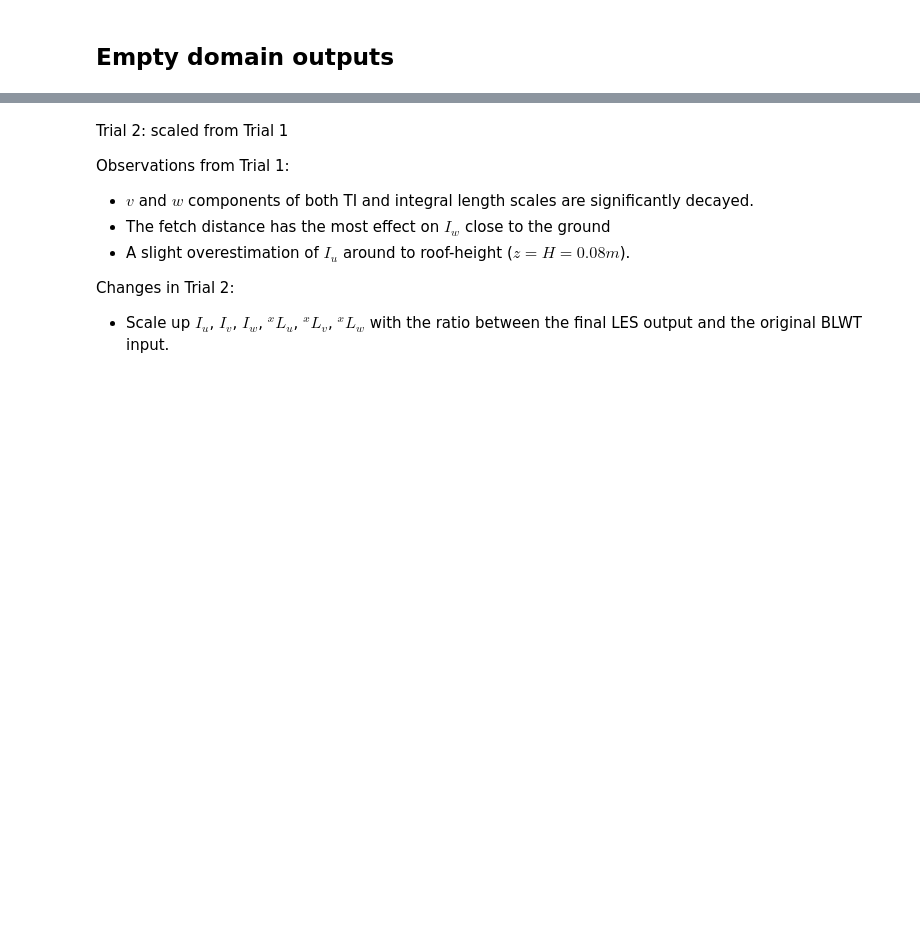
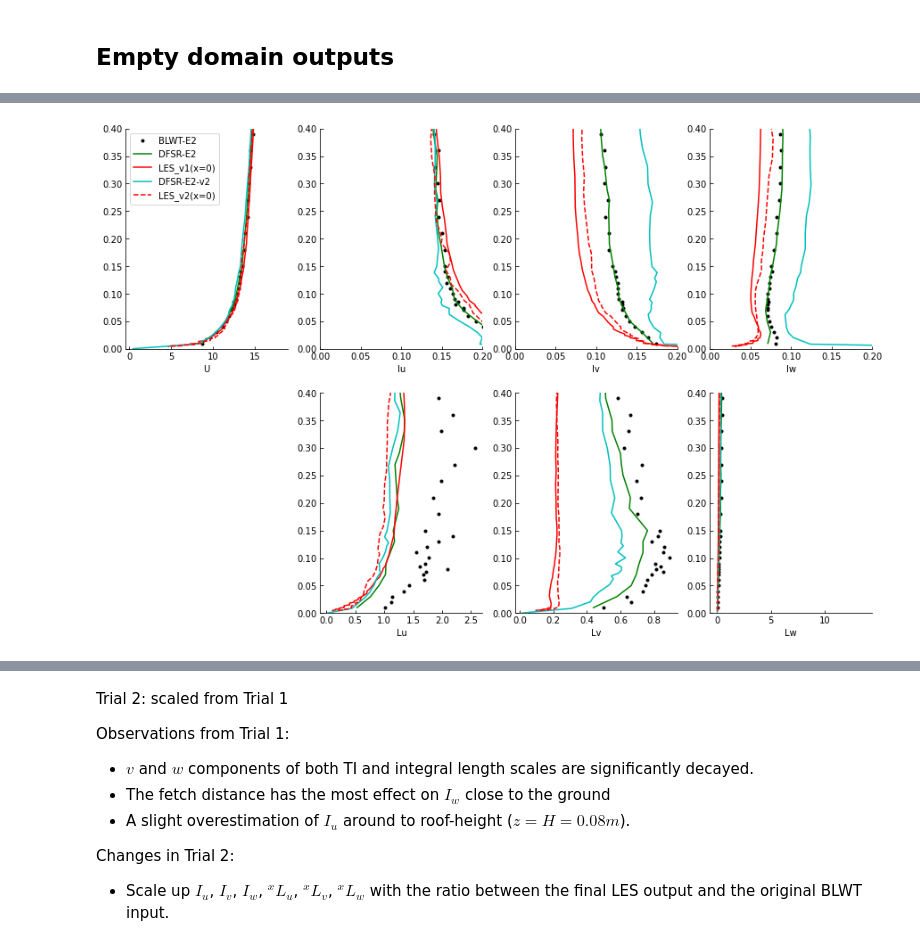
Before and after one commit to Tsinuel/windCalc, a Jupyter notebook: src/notebooks/lab_DFSR.ipynb, the cells around one changed output, grey strips where cells are left out. Cells and saved outputs as stored; diff of their text form; code cells hidden in the pictures; blank space fills up the shorter version.

```diff
--- a/src/notebooks/lab_DFSR.ipynb
+++ b/src/notebooks/lab_DFSR.ipynb
@@ -483,6 +491,8 @@ if readFromFile:
     np.save(inflowDir_E2+sampleName+'/UofT.npy',UofT)
     np.save(inflowDir_E2+sampleName+'/VofT.npy',VofT)
     np.save(inflowDir_E2+sampleName+'/WofT.npy',WofT)
+
+    winsound.Beep(1000, 1000)
 else:
     time = np.load(inflowDir_E2+sampleName+'/time.npy')
     probes = np.load(inflowDir_E2+sampleName+'/probes.npy')
@@ -1114,6 +1135,7 @@ if readFromFile:
     np.save(inflowDir_E2+sampleName+'/UofT.npy',UofT)
     np.save(inflowDir_E2+sampleName+'/VofT.npy',VofT)
     np.save(inflowDir_E2+sampleName+'/WofT.npy',WofT)
+    winsound.Beep(1000, 1000)
 else:
     time = np.load(inflowDir_E2+sampleName+'/time.npy')
     probes = np.load(inflowDir_E2+sampleName+'/probes.npy')
@@ -1161,5 +1215,7 @@ les2_x0.Update()
 # %%
-plotProfiles(wind.Profiles([wtVel_E2, dfsr_E2, les_x0, dfsr_E2_v2, les2_x0]), zMax=0.5,
+plotProfiles(wind.Profiles([wtVel_E2, dfsr_E2, les_x0, dfsr_E2_v2, v]), zMax=0.4, TIlim=[0,0.2],
              col=['k','g','r','c','r'],
              mrk=['.','None','None','None','None'],
              lst=['None','-','-','-','--'])
+# %% [output]
+[figure, added]
```
Also changed, not shown: parts of 11 cells of this notebook, 3 other files.
